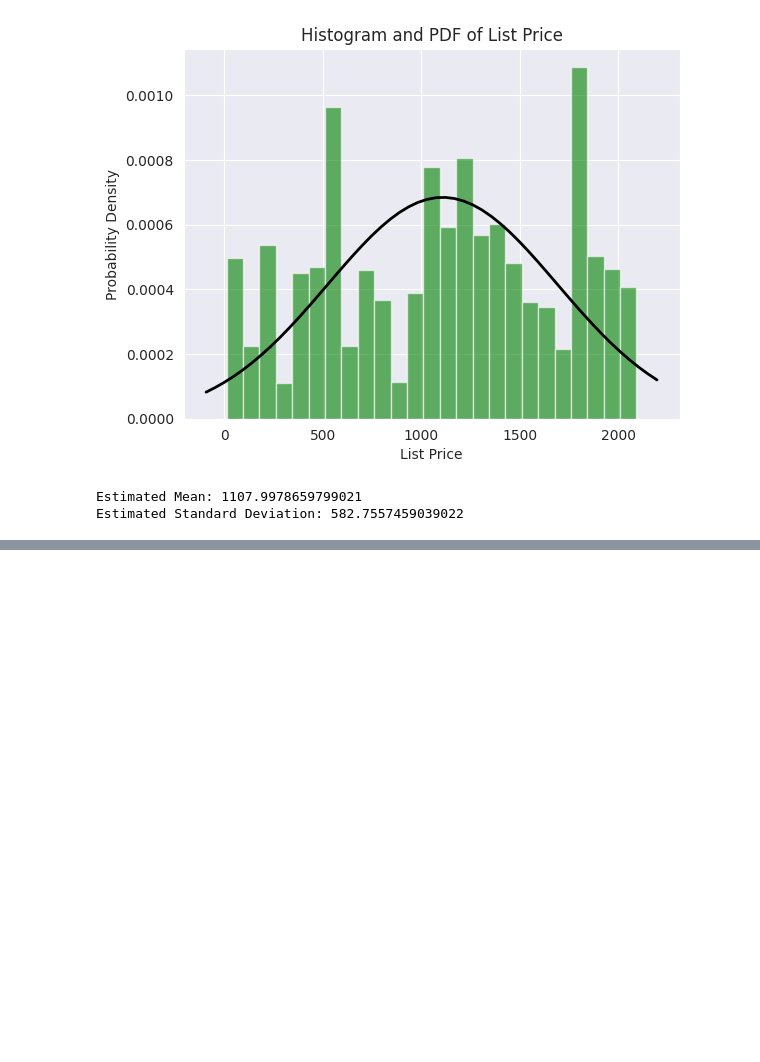
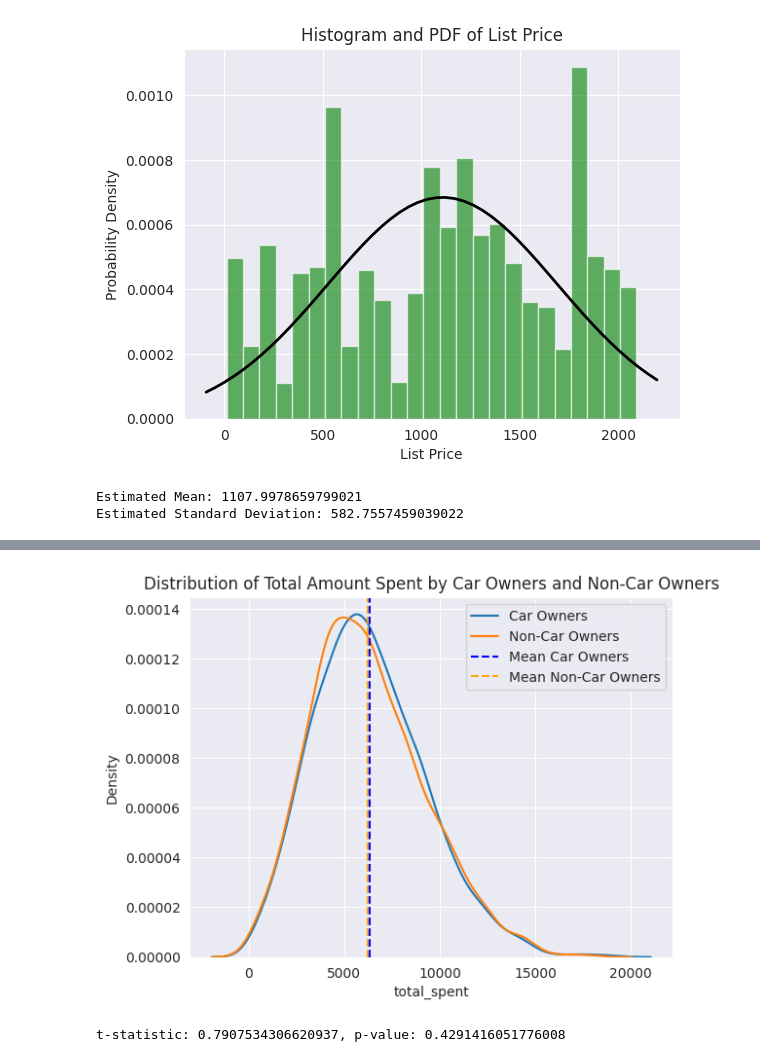
Before and after one commit to Kamal578/STDA_Project_0, a Jupyter notebook: project.ipynb, the cells around one changed output, grey strips where cells are left out. Saved outputs shown, nothing was run; the diff lists cells and outputs as text; code cells hidden in the pictures; blank space fills up the shorter version.

```diff
--- a/project.ipynb
+++ b/project.ipynb
@@ -184,0 +276,19 @@ Estimated Standard Deviation: 582.7557459039022
+# %%
+# plot the distribution of total amount spent by car owners and non-car owners and compare mean
+sns.kdeplot(car_owners['total_spent'], label='Car Owners')
+sns.kdeplot(non_car_owners['total_spent'], label='Non-Car Owners')
+plt.axvline(mean_car_owners, color='blue', linestyle='--', label='Mean Car Owners')
+plt.axvline(mean_non_car_owners, color='orange', linestyle='--', label='Mean Non-Car Owners')
+plt.title('Distribution of Total Amount Spent by Car Owners and Non-Car Owners')
+plt.legend()
+plt.show()
+# %% [output]
+[figure, added]
+# %%
+# Perform t-test to check if the difference in means is statistically significant
+from scipy.stats import ttest_ind
+
+t_stat, p_val = ttest_ind(car_owners['total_spent'], non_car_owners['total_spent'])
+print(f"t-statistic: {t_stat}, p-value: {p_val}")
+# %% [output]
+t-statistic: 0.7907534306620937, p-value: 0.4291416051776008
```
Also changed, not shown: parts of 36 cells of this notebook.
